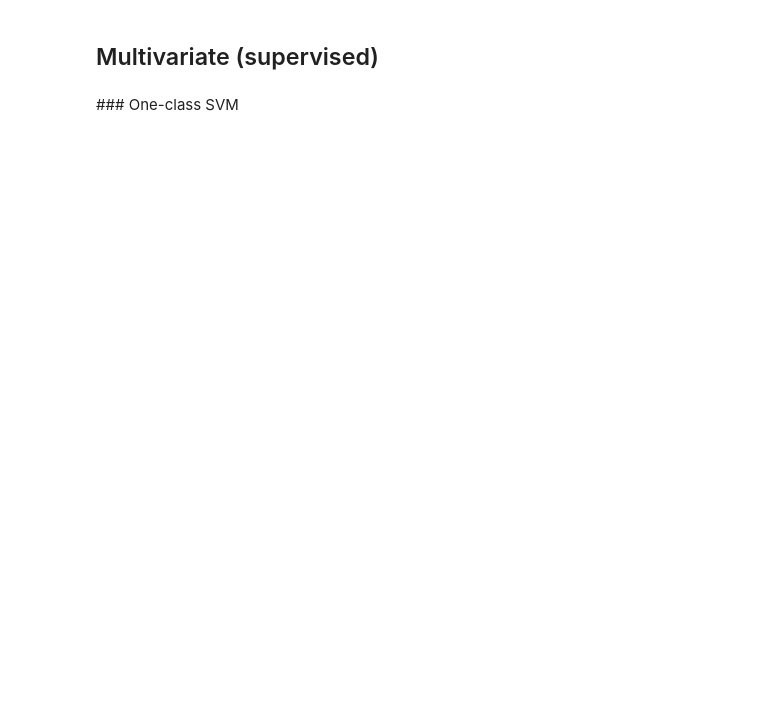
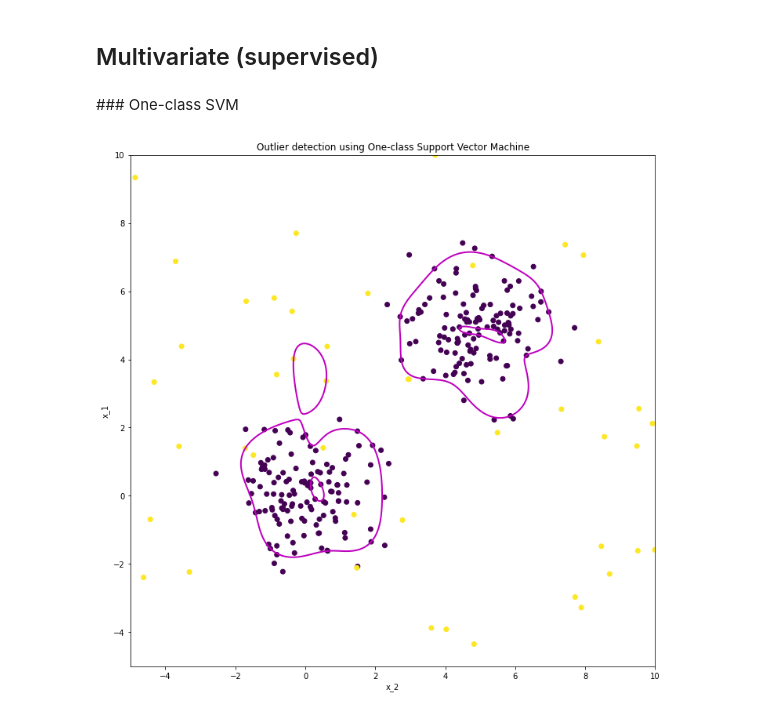
Before and after one commit to raulbenitez/OUTLIER_DETECTION, a Jupyter notebook: outlier_detection_methods.ipynb, the cells around one changed output. Drawn from its saved outputs; the diff is of its cells as text; code cells hidden in the pictures; blank space fills up the shorter version.

```diff
--- a/outlier_detection_methods.ipynb
+++ b/outlier_detection_methods.ipynb
@@ -446,3 +447,27 @@ plt.show()
 ## Multivariate (supervised)
 # %% [markdown]
 ### One-class SVM
+# %%
+from sklearn.svm import OneClassSVM
+
+clf = OneClassSVM(nu=0.25, gamma=0.35)
+
+# Learn a frontier for outlier detection with several classifiers
+xx1, yy1 = np.meshgrid(np.linspace(-5, 10, 500), np.linspace(-5, 10, 500))
+
+clf.fit(X)
+Z1 = clf.decision_function(np.c_[xx1.ravel(), yy1.ravel()])
+Z1 = Z1.reshape(xx1.shape)
+
+plt.figure( figsize=(12,12))
+plt.contour(xx1, yy1, Z1, levels=[0], linewidths=2, colors='m')
+plt.title("Outlier detection using One-class Support Vector Machine")
+plt.scatter(X[:, 0], X[:, 1], c=ground_truth)
+plt.xlim((xx1.min(), xx1.max()))
+plt.ylim((yy1.min(), yy1.max()))
+plt.ylabel("x_1")
+plt.xlabel("x_2")
+
+plt.show()
+# %% [output]
+[figure, added]
```
Also changed, not shown: parts of 3 cells of this notebook.
